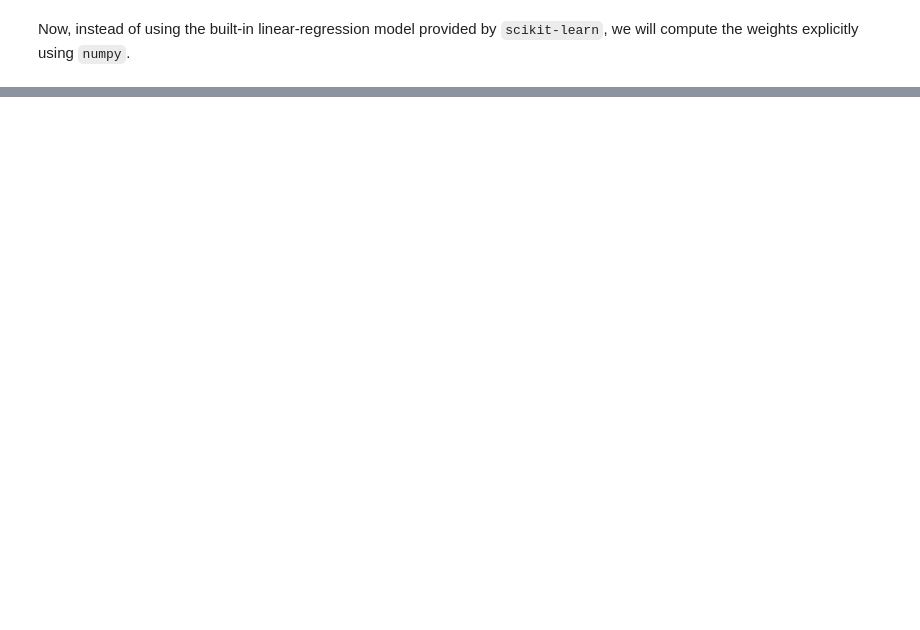
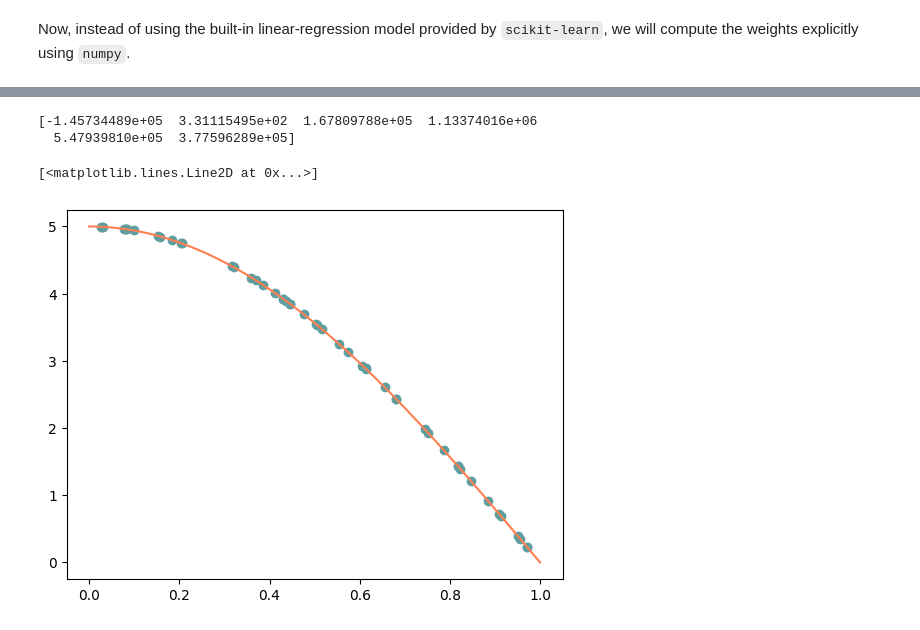
Before and after one commit to tarek-baya/machinelearning, a Jupyter notebook: talk3/talk3.ipynb, the cells around one changed output, grey strips where cells are left out. Saved outputs shown, nothing was run; the diff lists cells and outputs as text; code cells hidden in the pictures; blank space fills up the shorter version.

```diff
--- a/talk3/talk3.ipynb
+++ b/talk3/talk3.ipynb
@@ -52,0 +89,35 @@ Now, instead of using the built-in linear-regression model provided by `scikit-l
+# %%
+from numpy.linalg import inv
+
+A = np.transpose(Xmat) @ Xmat
+
+B = inv(A)
+
+C = B @ np.transpose(Xmat)
+
+theta = C @ yvec
+
+print(theta)
+# %% [output]
+[-1.45734489e+05  3.31115495e+02  1.67809788e+05  1.13374016e+06
+  5.47939810e+05  3.77596289e+05]
+# %%
+import matplotlib.pyplot as plt
+
+x_range = np.linspace(0,1,1000)
+
+N = 50
+
+x = np.random.rand(N)
+
+mu = 0
+sigma = 0.001
+noise = np.random.normal(mu,sigma,N)
+
+y = x**4 - 6*x**2 + 5 + noise
+
+plt.scatter(x,y, color = 'cadetblue')
+plt.plot(x_range,[x_**4 - 6*x_**2 + 5 for x_ in x_range], color = 'coral')
+# %% [output]
+[<matplotlib.lines.Line2D at 0x...>]
+[figure, added]
```
Also changed, not shown: parts of 6 cells of this notebook.
